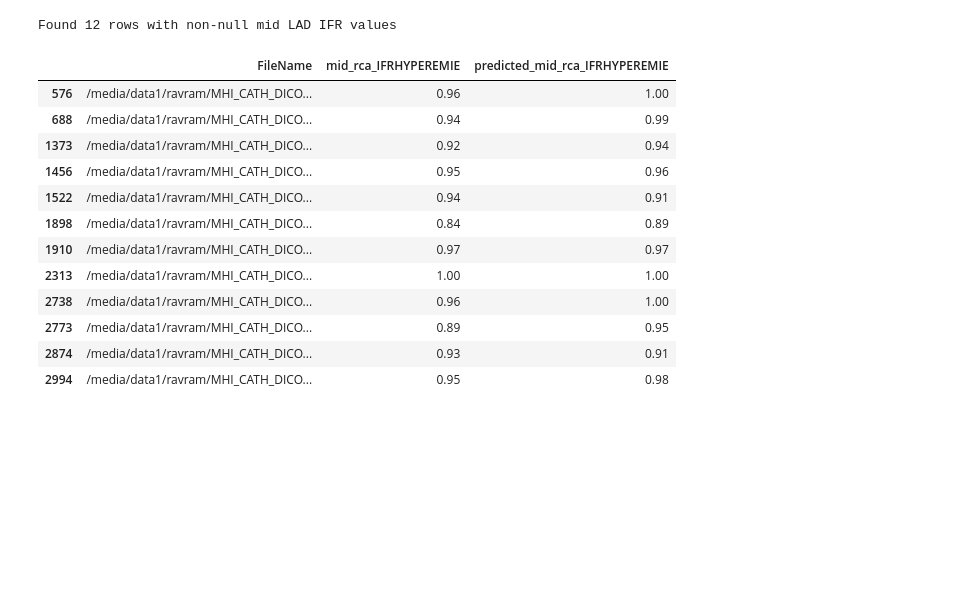
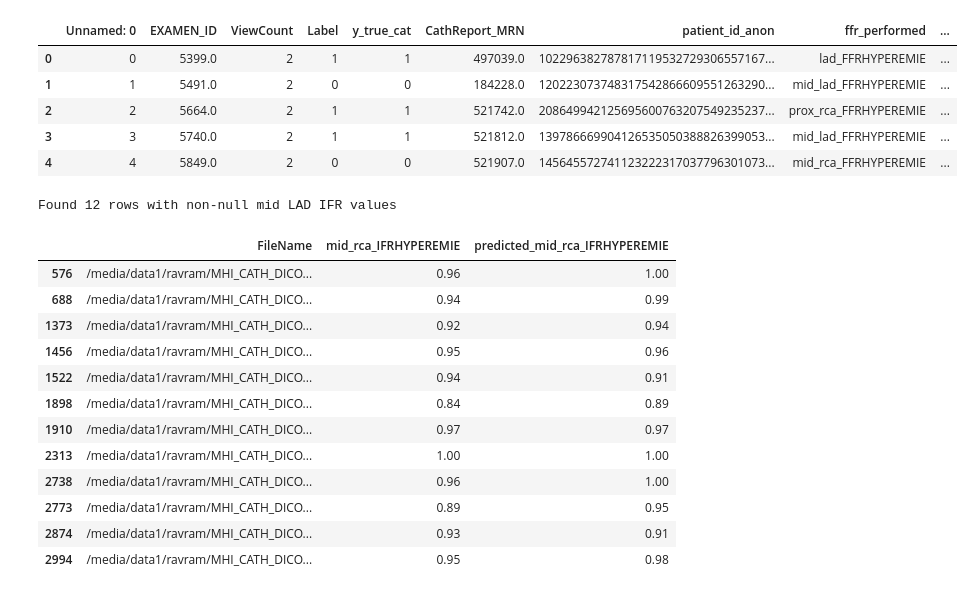
Before and after one commit to HeartWise-AI/DeepCORO_CLIP, a Jupyter notebook: explore_predictions.ipynb, the cells around one changed output. Cells and saved outputs as stored; diff of their text form; code cells hidden in the pictures; blank space fills up the shorter version.

```diff
--- a/explore_predictions.ipynb
+++ b/explore_predictions.ipynb
@@ -29,3 +27,17 @@ df = pd.read_csv('analysis_results_notebook_refactored/k0ohoagn_20250518-173942_
+# %%
+import pandas as pd
+import numpy as np
+
+df = pd.read_csv('data/processed_2017-2023_deepIFR_alpha.csv', sep='α')
+
+df.head()
+# %% [output]
+|  | Unnamed: 0 | EXAMEN_ID | ViewCount | Label | y_true_cat | CathReport_MRN | patient_id_anon | ffr_performed | ... |
+| 0 | 0 | 5399.0 | 2 | 1 | 1 | 497039.0 | 102296382787817119532729306557167... | lad_FFRHYPEREMIE | ... |
+| 1 | 1 | 5491.0 | 2 | 0 | 0 | 184228.0 | 120223073748317542866609551263290... | mid_lad_FFRHYPEREMIE | ... |
+| 2 | 2 | 5664.0 | 2 | 1 | 1 | 521742.0 | 208649942125695600763207549235237... | prox_rca_FFRHYPEREMIE | ... |
+| 3 | 3 | 5740.0 | 2 | 1 | 1 | 521812.0 | 139786669904126535050388826399053... | mid_lad_FFRHYPEREMIE | ... |
+| 4 | 4 | 5849.0 | 2 | 0 | 0 | 521907.0 | 145645572741123222317037796301073... | mid_rca_FFRHYPEREMIE | ... |
 # %%
 import cv2
 import matplotlib.pyplot as plt
```
Also changed, not shown: parts of 1 cell of this notebook, 5 other files.
